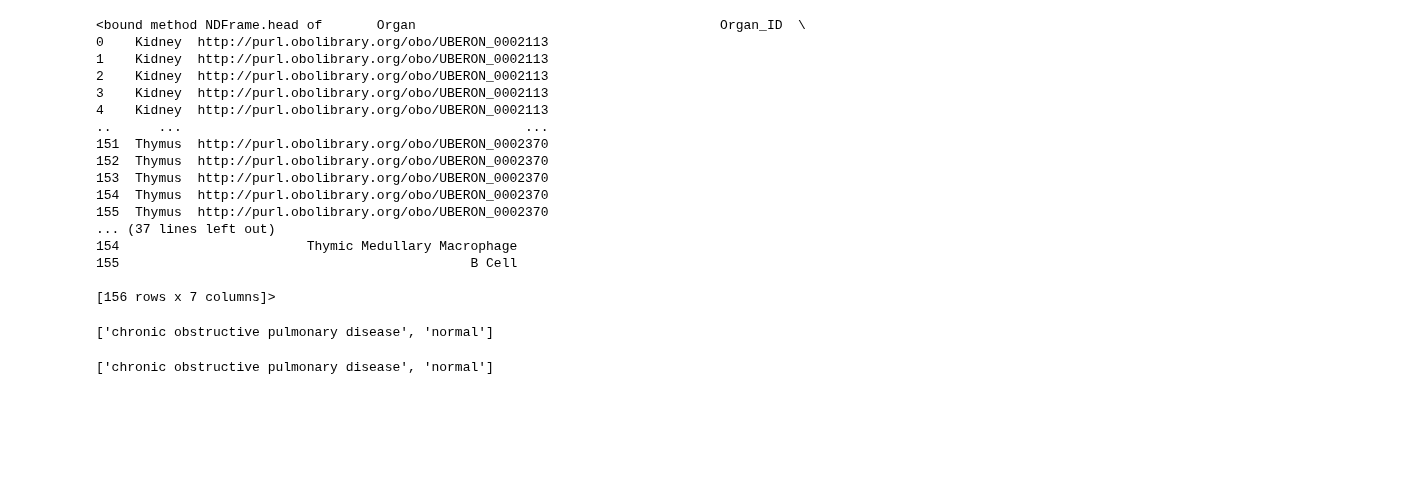
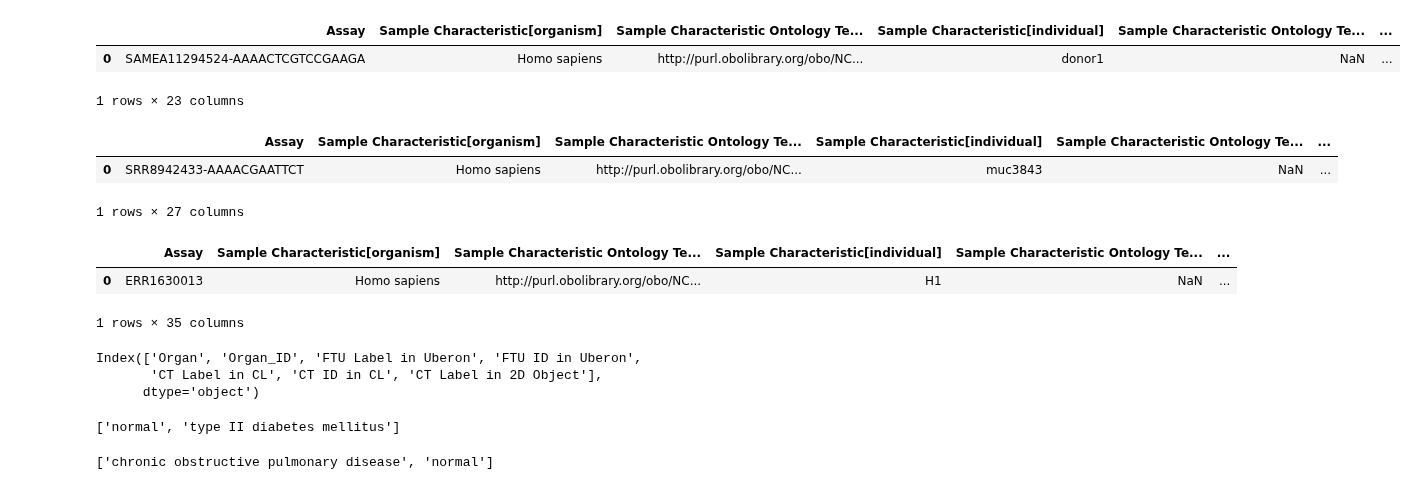
Before and after one commit to cns-iu/hra-ftu-explorer-supporting-information, a Jupyter notebook: code/Anatomogram.ipynb, the cells around one changed output. Saved outputs shown, nothing was run; the diff lists cells and outputs as text; code cells hidden in the pictures; blank space fills up the shorter version.

```diff
--- a/code/Anatomogram.ipynb
+++ b/code/Anatomogram.ipynb
@@ -16,20 +42,24 @@ ftu_df = pd.read_csv(ftu, sep = '\t')
+# %%
+liver_df.head(1)
+# %% [output]
+|  | Assay | Sample Characteristic[organism] | Sample Characteristic Ontology Te... | Sample Characteristic[individual] | Sample Characteristic Ontology Te... | ... |
+| 0 | SAMEA11294524-AAAACTCGTCCGAAGA | Homo sapiens | http://purl.obolibrary.org/obo/NC... | donor1 | NaN | ... |
+1 rows × 23 columns
+# %%
+lung_df.head(1)
+# %% [output]
+|  | Assay | Sample Characteristic[organism] | Sample Characteristic Ontology Te... | Sample Characteristic[individual] | Sample Characteristic Ontology Te... | ... |
+| 0 | SRR8942433-AAAACGAATTCT | Homo sapiens | http://purl.obolibrary.org/obo/NC... | muc3843 | NaN | ... |
+1 rows × 27 columns
+# %%
+pancreas_df.head(1)
+# %% [output]
+|  | Assay | Sample Characteristic[organism] | Sample Characteristic Ontology Te... | Sample Characteristic[individual] | Sample Characteristic Ontology Te... | ... |
+| 0 | ERR1630013 | Homo sapiens | http://purl.obolibrary.org/obo/NC... | H1 | NaN | ... |
+1 rows × 35 columns
 # %%
-ftu_df.head
+ftu_df.columns
 # %% [output]
-<bound method NDFrame.head of       Organ                                       Organ_ID  \
-0    Kidney  http://purl.obolibrary.org/obo/UBERON_0002113
-1    Kidney  http://purl.obolibrary.org/obo/UBERON_0002113
-2    Kidney  http://purl.obolibrary.org/obo/UBERON_0002113
-3    Kidney  http://purl.obolibrary.org/obo/UBERON_0002113
-4    Kidney  http://purl.obolibrary.org/obo/UBERON_0002113
-..      ...                                            ...
-151  Thymus  http://purl.obolibrary.org/obo/UBERON_0002370
-152  Thymus  http://purl.obolibrary.org/obo/UBERON_0002370
-153  Thymus  http://purl.obolibrary.org/obo/UBERON_0002370
-154  Thymus  http://purl.obolibrary.org/obo/UBERON_0002370
-155  Thymus  http://purl.obolibrary.org/obo/UBERON_0002370
-... (37 lines left out)
-154                        Thymic Medullary Macrophage
-155                                             B Cell
-
-[156 rows x 7 columns]>
+Index(['Organ', 'Organ_ID', 'FTU Label in Uberon', 'FTU ID in Uberon',
+       'CT Label in CL', 'CT ID in CL', 'CT Label in 2D Object'],
+      dtype='object')
@@ -43,4 +68,4 @@ lung_df_modified = check_diseased_or_not(lung_df)
 # %%
-list(lung_df['Sample Characteristic[disease]'].unique())
+list(pancreas_df['Sample Characteristic[disease]'].unique())
 # %% [output]
-['chronic obstructive pulmonary disease', 'normal']
+['normal', 'type II diabetes mellitus']
```
Also changed, not shown: parts of 19 cells of this notebook, 18 other files.
